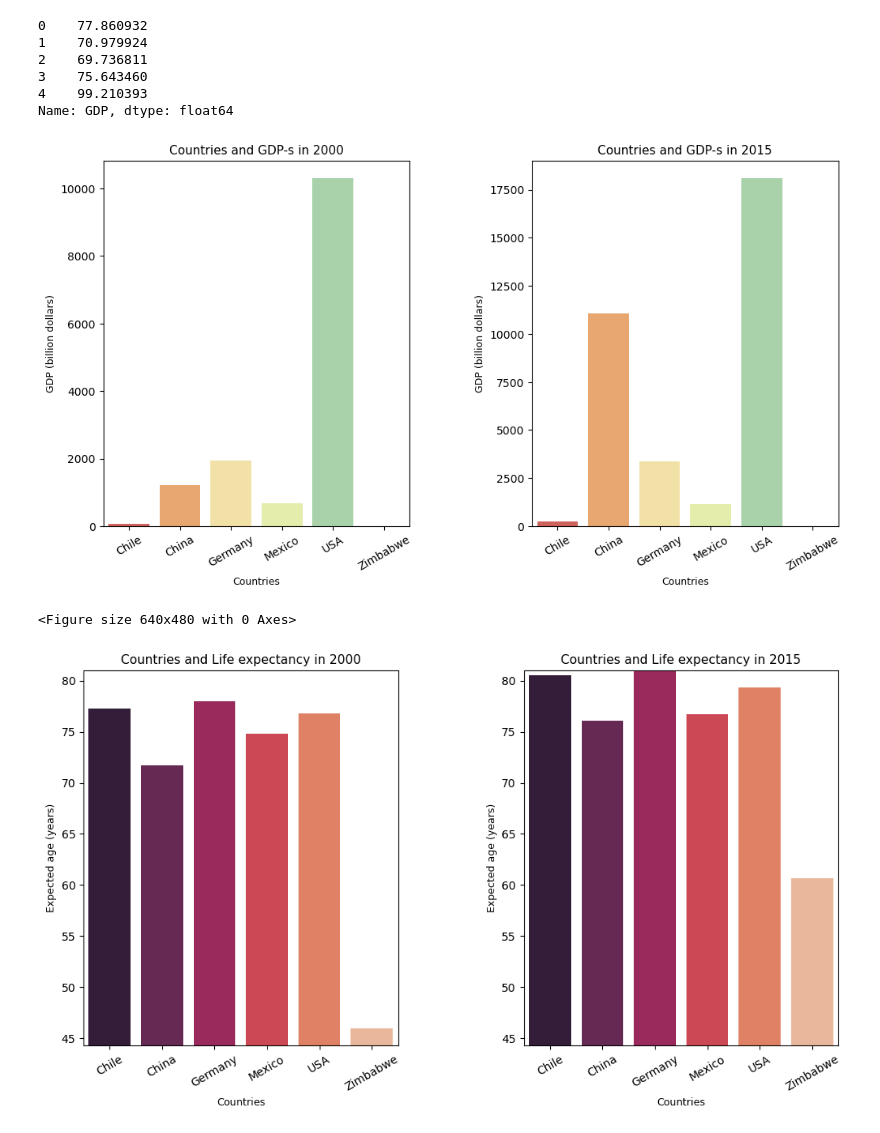
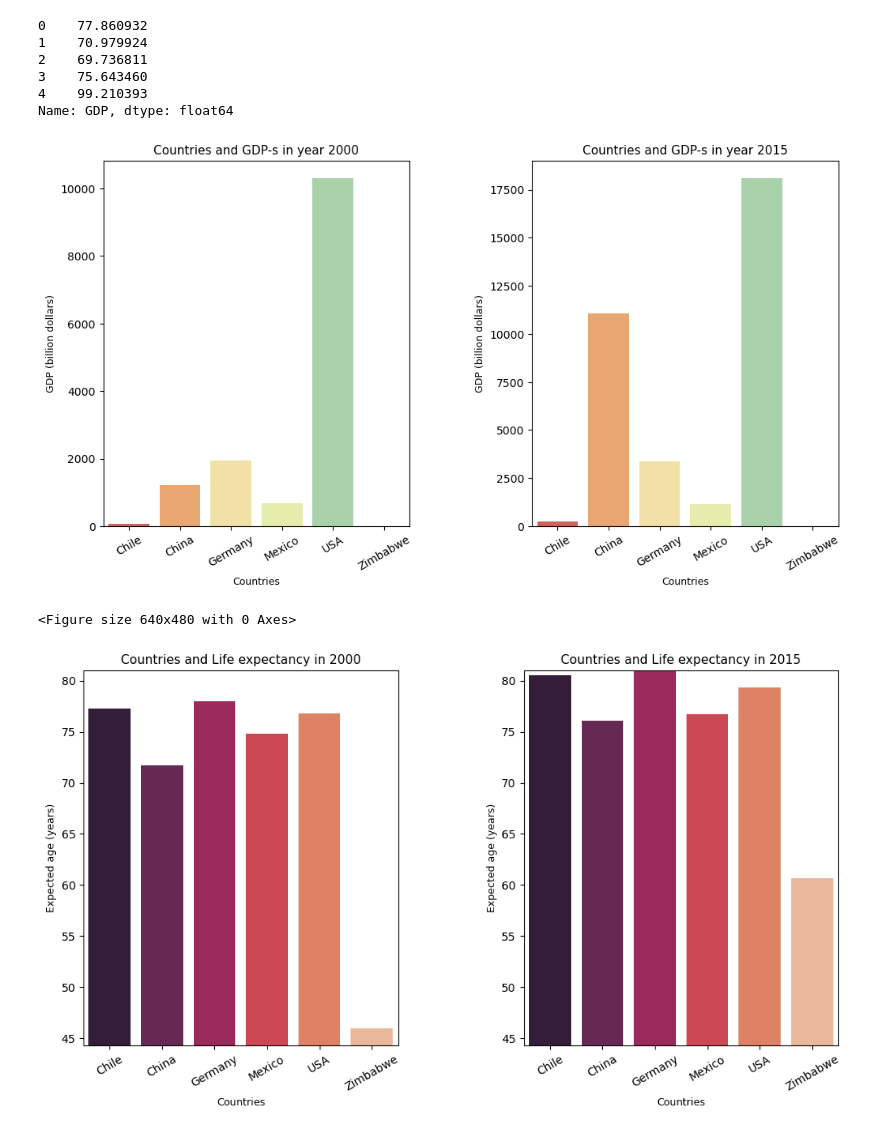
Before and after one commit to LiZoMark841619/GDP_Life_expectancy, a Jupyter notebook: Project/Life-Expectancy-and-GDP-Starter/life_expectancy_gdp.ipynb, the cells around one changed output. Drawn from its saved outputs; the diff is of its cells as text; code cells hidden in the pictures.

```diff
--- a/Project/Life-Expectancy-and-GDP-Starter/life_expectancy_gdp.ipynb
+++ b/Project/Life-Expectancy-and-GDP-Starter/life_expectancy_gdp.ipynb
@@ -70,22 +70,22 @@ Name: GDP, dtype: float64
 # %%
 plt.figure(figsize=[12, 6])
 plt.subplot(1,2,1)
 sns.barplot(x='Country', y='GDP', data=data[data.Year == np.min(data.Year)], palette='Spectral')
-plt.title('Countries and GDP-s in 2000', fontsize=11)
+plt.title(f'Countries and GDP-s in year {np.min(data.Year)}', fontsize=11)
 plt.xticks(rotation=30)
 plt.xlabel('Countries', fontsize=9)
 plt.ylabel('GDP (billion dollars)', fontsize=9)
 plt.subplot(1,2,2)
 sns.barplot(x='Country', y='GDP', data=data[data.Year == np.max(data.Year)], palette='Spectral')
-plt.title('Countries and GDP-s in 2015', fontsize=11)
+plt.title(f'Countries and GDP-s in year {np.max(data.Year)}', fontsize=11)
 plt.xticks(rotation=30)
 plt.xlabel('Countries', fontsize=9)
 plt.ylabel('GDP (billion dollars)', fontsize=9)
 plt.subplots_adjust(wspace=0.4)
 plt.show()
 plt.clf()
 # %% [output]
-[figure, old version]
+[figure, new version]
 <Figure size 640x480 with 0 Axes>
 # %%
 plt.figure(figsize=[12, 6])
```
Also changed, not shown: parts of 1 cell of this notebook.
